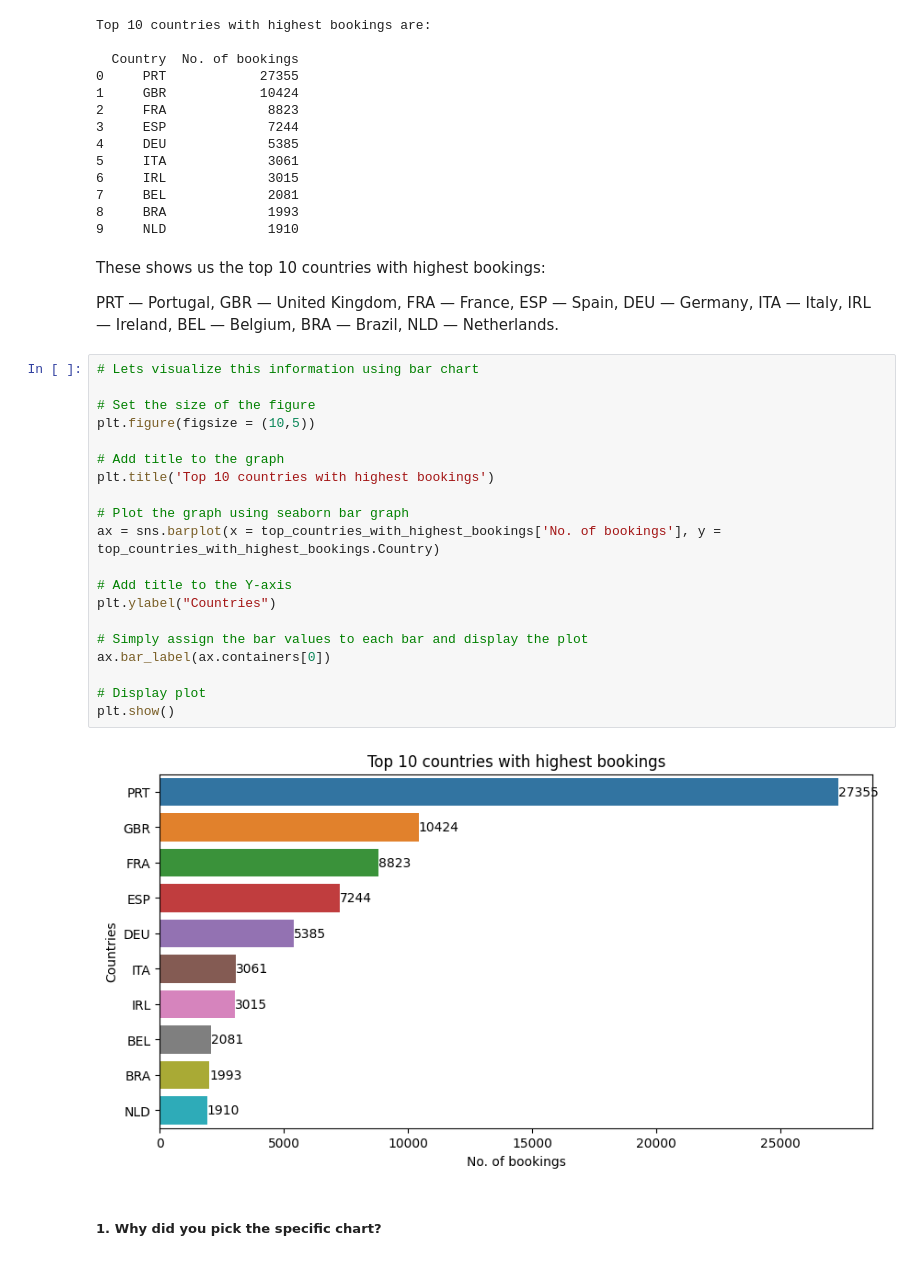
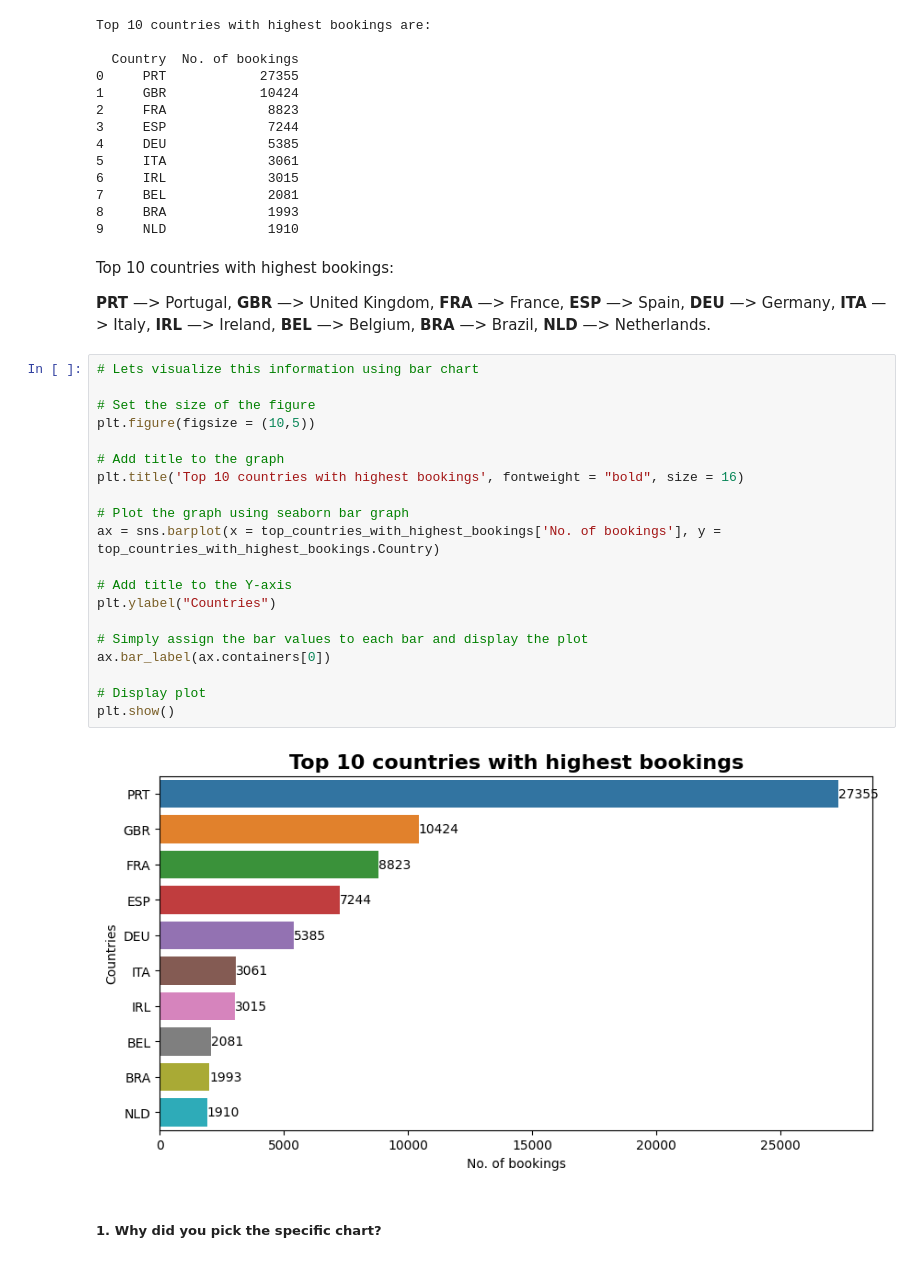
Before and after one commit to gautamdhanrajnemmaniwar/Hotel_Booking_Analysis_EDA, a Jupyter notebook: Hotel_Booking_Analysis_(EDA).ipynb, the cells around one changed output. Saved outputs shown, nothing was run; the diff lists cells and outputs as text.

```diff
--- a/Hotel_Booking_Analysis_(EDA).ipynb
+++ b/Hotel_Booking_Analysis_(EDA).ipynb
@@ -661,31 +623,31 @@ Top 10 countries with highest bookings are:
 8     BRA             1993
 9     NLD             1910
 # %% [markdown]
-These shows us the top 10 countries with highest bookings:
+Top 10 countries with highest bookings:
 
-PRT — Portugal, GBR — United Kingdom, FRA — France, ESP — Spain, DEU — Germany, ITA — Italy, IRL — Ireland, BEL — Belgium, BRA — Brazil, NLD — Netherlands.
+**PRT** —> Portugal, **GBR** —> United Kingdom, **FRA** —> France, **ESP** —> Spain, **DEU** —> Germany, **ITA** —> Italy, **IRL** —> Ireland, **BEL** —> Belgium, **BRA** —> Brazil, **NLD** —> Netherlands.
 # %%
 # Lets visualize this information using bar chart
 
 # Set the size of the figure
 plt.figure(figsize = (10,5))
 
 # Add title to the graph
-plt.title('Top 10 countries with highest bookings')
+plt.title('Top 10 countries with highest bookings', fontweight = "bold", size = 16)
 
 # Plot the graph using seaborn bar graph
 ax = sns.barplot(x = top_countries_with_highest_bookings['No. of bookings'], y = top_countries_with_highest_bookings.Country)
 
 # Add title to the Y-axis
 plt.ylabel("Countries")
 
 # Simply assign the bar values to each bar and display the plot
 ax.bar_label(ax.containers[0])
 
 # Display plot
 plt.show()
 # %% [output]
-[figure, old version]
+[figure, new version]
 # %% [markdown]
 ##### 1. Why did you pick the specific chart?
 # %% [markdown]
```
Also changed, not shown: parts of 69 cells of this notebook.
